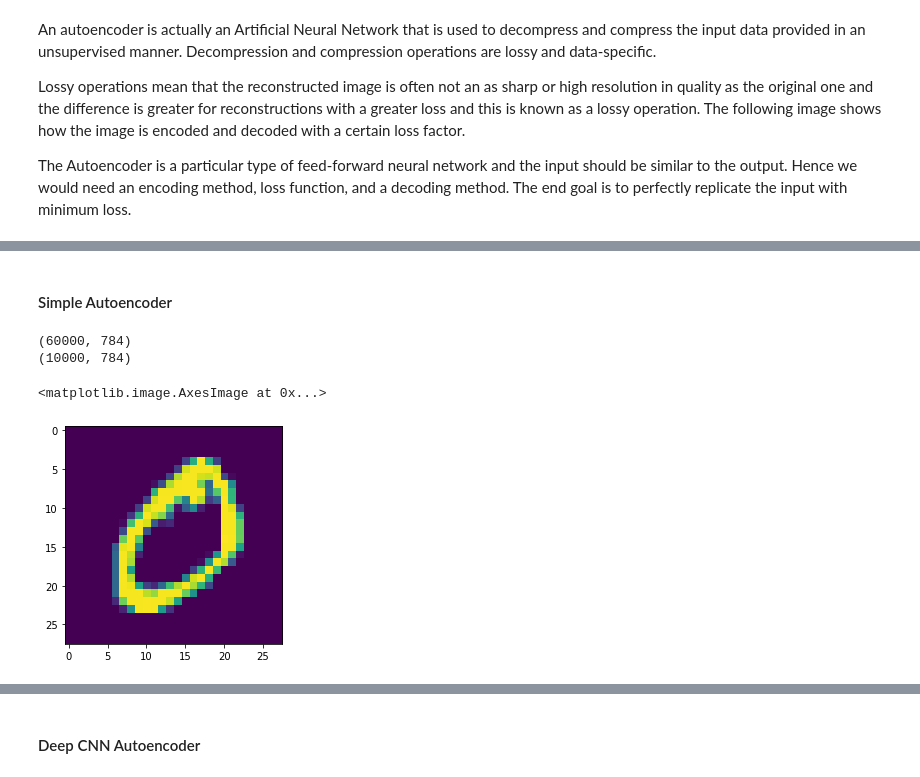
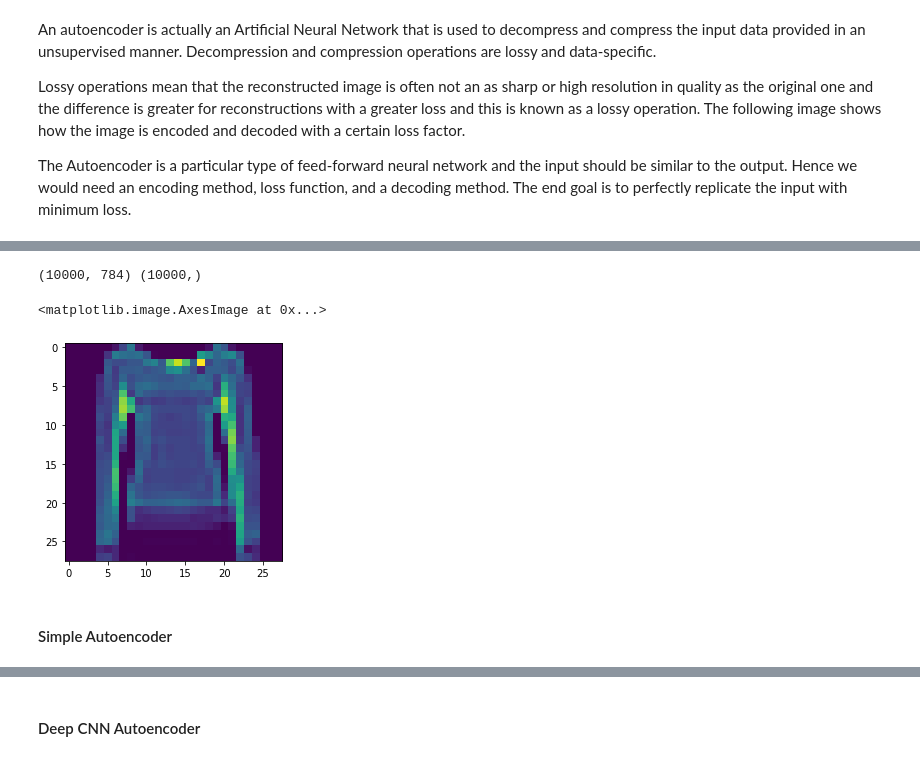
Before and after one commit to twoutrigger/Data-Science-Projects, a Jupyter notebook: Autoencoder/autoencoder_002_fashion.ipynb, the cells around one changed output, grey strips where cells are left out. Drawn from its saved outputs; the diff is of its cells as text; code cells hidden in the pictures.

```diff
--- a/Autoencoder/autoencoder_002_fashion.ipynb
+++ b/Autoencoder/autoencoder_002_fashion.ipynb
@@ -17,3 +70,18 @@ import matplotlib.pyplot as plt
+# %%
+x_test = fashion_test.iloc[:, 1:].to_numpy()
+y_test = fashion_test.iloc[:, 0]
+
+x_test = x_test.astype('float32') / 255.
+x_test = x_test.reshape((len(x_test), np.prod(x_test.shape[1:])))
+
+print(x_test.shape, y_test.shape)
+# %% [output]
+(10000, 784) (10000,)
+# %%
+plt.imshow(x_test[2].reshape(28, 28))
+# %% [output]
+<matplotlib.image.AxesImage at 0x...>
+[figure, added]
 # %% [markdown]
 #### Simple Autoencoder
 # %%
@@ -36,22 +104,6 @@ decoder_layer = autoencoder.layers[-1]
 decoder = Model(encoded_input, decoder_layer(encoded_input))
 # %%
 autoencoder.compile(optimizer='adam', loss='binary_crossentropy')
-# %%
-(x_train, y_train), (x_test, y_test) = mnist.load_data()
-x_train = x_train.astype('float32') / 255.
-x_test = x_test.astype('float32') / 255.
-x_train = x_train.reshape((len(x_train), np.prod(x_train.shape[1:])))
-x_test = x_test.reshape((len(x_test), np.prod(x_test.shape[1:])))
-print(x_train.shape)
-print(x_test.shape)
-# %% [output]
-(60000, 784)
-(10000, 784)
-# %%
-plt.imshow(x_train[1].reshape(28,28))
-# %% [output]
-<matplotlib.image.AxesImage at 0x...>
-[figure, removed]
 # %%
 autoencoder.fit(x_train, x_train,
                 epochs=15,
```
Also changed, not shown: parts of 27 cells of this notebook.
